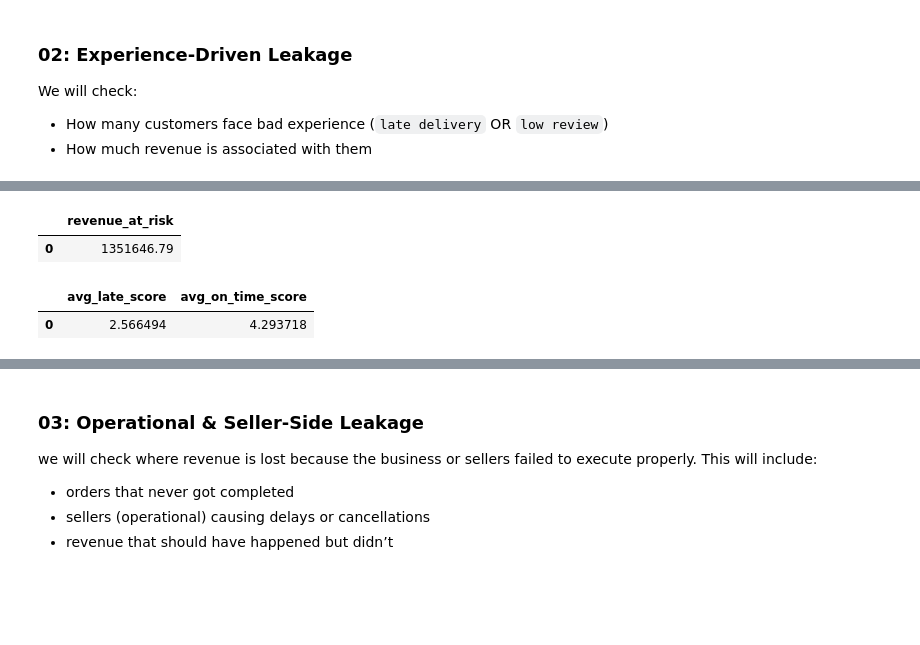
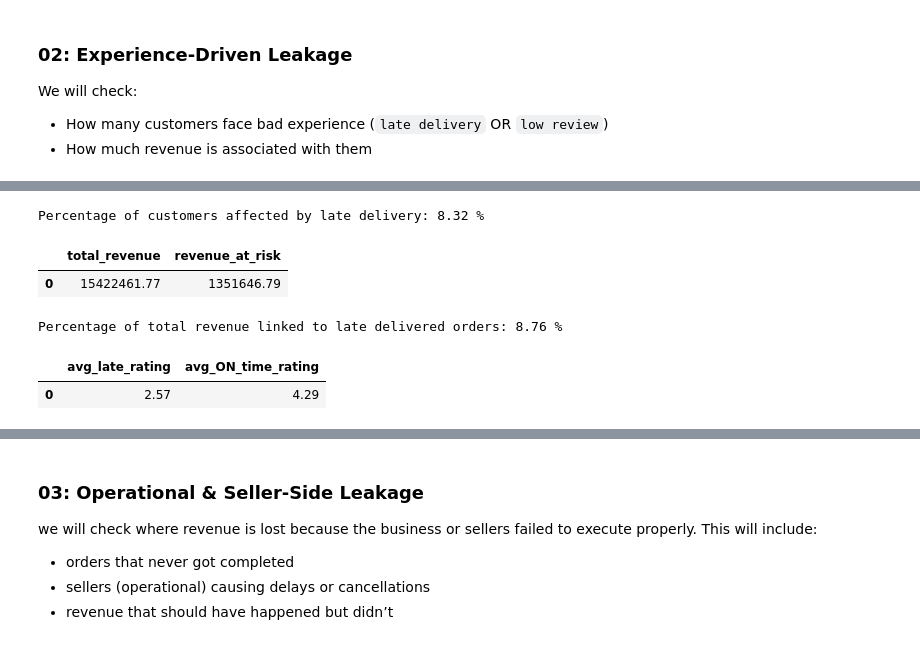
Before and after one commit to anuragchauhan21/Revenue_Risk_Analysis, a Jupyter notebook: revenue_leakage_analysis.ipynb, the cells around one changed output, grey strips where cells are left out. Drawn from its saved outputs; the diff is of its cells as text; code cells hidden in the pictures; blank space fills up the shorter version.

```diff
--- a/revenue_leakage_analysis.ipynb
+++ b/revenue_leakage_analysis.ipynb
@@ -337,26 +363,40 @@ pd.read_sql(query, conn)
+# %%
+print("Percentage of customers affected by late delivery:",
+      float((affected_customers['affected_customers'] / affected_customers['total_customers'] * 100).round(2)), "%"
+)
+# %% [output]
+Percentage of customers affected by late delivery: 8.32 %
 # %%
 # Revenue associated with delayed orders
 query = '''
-SELECT SUM(p.payment_value) AS revenue_at_risk
+SELECT SUM(p.payment_value) AS total_revenue,
+       SUM(CASE WHEN o.order_delivered_customer_date > o.order_estimated_delivery_date THEN p.payment_value END) AS revenue_at_risk
 FROM payments p JOIN orders o
 ON p.order_id = o.order_id
-WHERE o.order_status = "delivered"
-AND o.order_delivered_customer_date > o.order_estimated_delivery_date;
+WHERE o.order_status = "delivered";
 '''
-pd.read_sql(query, conn)
+delay_revenue = pd.read_sql(query, conn)
+delay_revenue
 # %% [output]
-|  | revenue_at_risk |
-| 0 | 1351646.79 |
+|  | total_revenue | revenue_at_risk |
+| 0 | 15422461.77 | 1351646.79 |
+# %%
+print("Percentage of total revenue linked to late delivered orders:",
+      float((delay_revenue['revenue_at_risk'] / delay_revenue['total_revenue'] * 100).round(2)), "%"
+)
+# %% [output]
+Percentage of total revenue linked to late delivered orders: 8.76 %
 # %%
 # reviews vs delivery experience
 query = '''
-SELECT AVG(CASE WHEN (o.order_delivered_customer_date > o.order_estimated_delivery_date) THEN r.review_score END) AS avg_late_score,
-       AVG(CASE WHEN (o.order_delivered_customer_date <= o.order_estimated_delivery_date) THEN r.review_score END) AS avg_on_time_score
+SELECT ROUND(AVG(CASE WHEN (o.order_delivered_customer_date > o.order_estimated_delivery_date) THEN r.review_score END), 2) AS avg_late_rating,
+       ROUND(AVG(CASE WHEN (o.order_delivered_customer_date <= o.order_estimated_delivery_date) THEN r.review_score END), 2) AS avg_ON_time_rating
 FROM reviews r JOIN orders o
 ON r.order_id = o.order_id
 WHERE o.order_status = "delivered";
 ''' # AVG() ignores NULL values.
-pd.read_sql(query, conn)
+avg_rating = pd.read_sql(query, conn)
+avg_rating
 # %% [output]
-|  | avg_late_score | avg_on_time_score |
-| 0 | 2.566494 | 4.293718 |
+|  | avg_late_rating | avg_ON_time_rating |
+| 0 | 2.57 | 4.29 |
```
Also changed, not shown: parts of 22 cells of this notebook.
